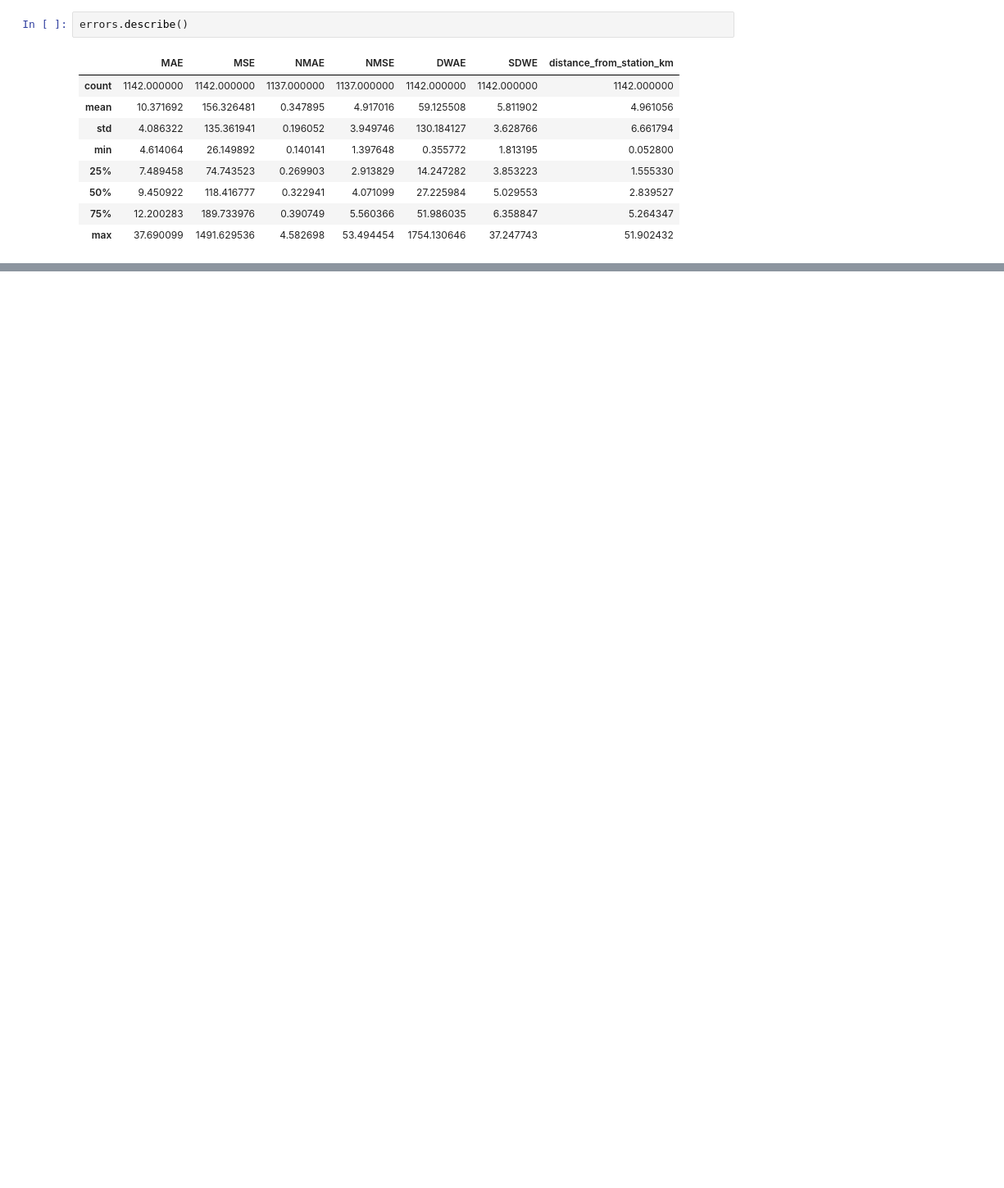
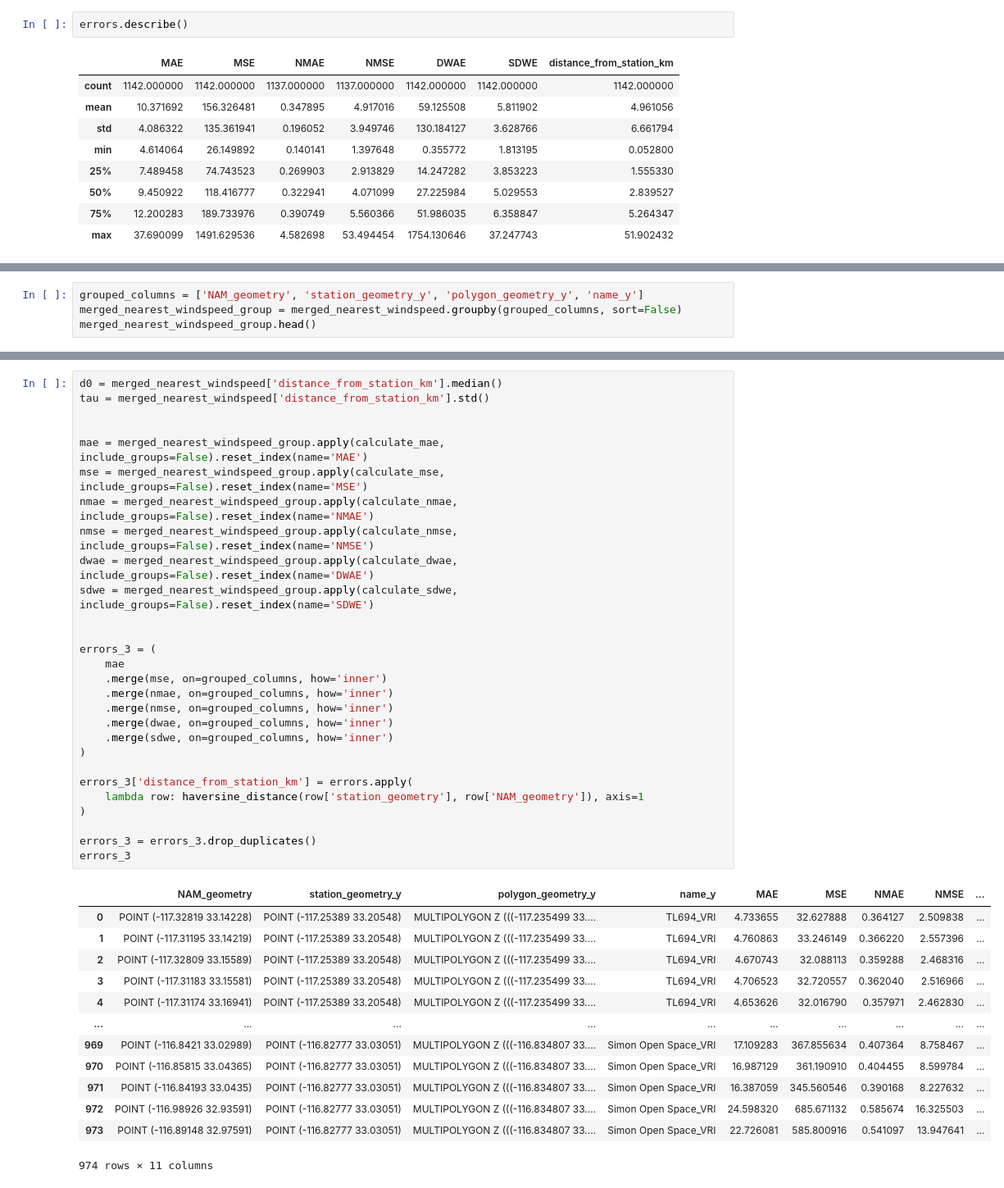
Before and after one commit to StevDoms/SDGE_NAM_Analysis, a Jupyter notebook: DSC180B_Project.ipynb, the cells around one changed output, grey strips where cells are left out. Shown at 82% size. Drawn from its saved outputs; the diff is of its cells as text; blank space fills up the shorter version.

```diff
--- a/DSC180B_Project.ipynb
+++ b/DSC180B_Project.ipynb
@@ -474,0 +799,4 @@ IFrame(map_path, width=700, height=500)
+# %%
+grouped_columns = ['NAM_geometry', 'station_geometry_y', 'polygon_geometry_y', 'name_y']
+merged_nearest_windspeed_group = merged_nearest_windspeed.groupby(grouped_columns, sort=False)
+merged_nearest_windspeed_group.head()
@@ -474,0 +817,42 @@ IFrame(map_path, width=700, height=500)
+# %%
+d0 = merged_nearest_windspeed['distance_from_station_km'].median()
+tau = merged_nearest_windspeed['distance_from_station_km'].std()
+
+
+mae = merged_nearest_windspeed_group.apply(calculate_mae, include_groups=False).reset_index(name='MAE')
+mse = merged_nearest_windspeed_group.apply(calculate_mse, include_groups=False).reset_index(name='MSE')
+nmae = merged_nearest_windspeed_group.apply(calculate_nmae, include_groups=False).reset_index(name='NMAE')
+nmse = merged_nearest_windspeed_group.apply(calculate_nmse, include_groups=False).reset_index(name='NMSE')
+dwae = merged_nearest_windspeed_group.apply(calculate_dwae, include_groups=False).reset_index(name='DWAE')
+sdwe = merged_nearest_windspeed_group.apply(calculate_sdwe, include_groups=False).reset_index(name='SDWE')
+
+
+errors_3 = (
+    mae
+    .merge(mse, on=grouped_columns, how='inner')
+    .merge(nmae, on=grouped_columns, how='inner')
+    .merge(nmse, on=grouped_columns, how='inner')
+    .merge(dwae, on=grouped_columns, how='inner')
+    .merge(sdwe, on=grouped_columns, how='inner')
+)
+
+errors_3['distance_from_station_km'] = errors.apply(
+    lambda row: haversine_distance(row['station_geometry'], row['NAM_geometry']), axis=1
+)
+
+errors_3 = errors_3.drop_duplicates()
+errors_3
+# %% [output]
+|  | NAM_geometry | station_geometry_y | polygon_geometry_y | name_y | MAE | MSE | NMAE | NMSE | ... |
+| 0 | POINT (-117.32819 33.14228) | POINT (-117.25389 33.20548) | MULTIPOLYGON Z (((-117.235499 33.... | TL694_VRI | 4.733655 | 32.627888 | 0.364127 | 2.509838 | ... |
+| 1 | POINT (-117.31195 33.14219) | POINT (-117.25389 33.20548) | MULTIPOLYGON Z (((-117.235499 33.... | TL694_VRI | 4.760863 | 33.246149 | 0.366220 | 2.557396 | ... |
+| 2 | POINT (-117.32809 33.15589) | POINT (-117.25389 33.20548) | MULTIPOLYGON Z (((-117.235499 33.... | TL694_VRI | 4.670743 | 32.088113 | 0.359288 | 2.468316 | ... |
+| 3 | POINT (-117.31183 33.15581) | POINT (-117.25389 33.20548) | MULTIPOLYGON Z (((-117.235499 33.... | TL694_VRI | 4.706523 | 32.720557 | 0.362040 | 2.516966 | ... |
+| 4 | POINT (-117.31174 33.16941) | POINT (-117.25389 33.20548) | MULTIPOLYGON Z (((-117.235499 33.... | TL694_VRI | 4.653626 | 32.016790 | 0.357971 | 2.462830 | ... |
+| ... | ... | ... | ... | ... | ... | ... | ... | ... | ... |
+| 969 | POINT (-116.8421 33.02989) | POINT (-116.82777 33.03051) | MULTIPOLYGON Z (((-116.834807 33.... | Simon Open Space_VRI | 17.109283 | 367.855634 | 0.407364 | 8.758467 | ... |
+| 970 | POINT (-116.85815 33.04365) | POINT (-116.82777 33.03051) | MULTIPOLYGON Z (((-116.834807 33.... | Simon Open Space_VRI | 16.987129 | 361.190910 | 0.404455 | 8.599784 | ... |
+| 971 | POINT (-116.84193 33.0435) | POINT (-116.82777 33.03051) | MULTIPOLYGON Z (((-116.834807 33.... | Simon Open Space_VRI | 16.387059 | 345.560546 | 0.390168 | 8.227632 | ... |
+| 972 | POINT (-116.98926 32.93591) | POINT (-116.82777 33.03051) | MULTIPOLYGON Z (((-116.834807 33.... | Simon Open Space_VRI | 24.598320 | 685.671132 | 0.585674 | 16.325503 | ... |
+| 973 | POINT (-116.89148 32.97591) | POINT (-116.82777 33.03051) | MULTIPOLYGON Z (((-116.834807 33.... | Simon Open Space_VRI | 22.726081 | 585.800916 | 0.541097 | 13.947641 | ... |
+974 rows × 11 columns
```
Also changed, not shown: parts of 14 cells of this notebook.
